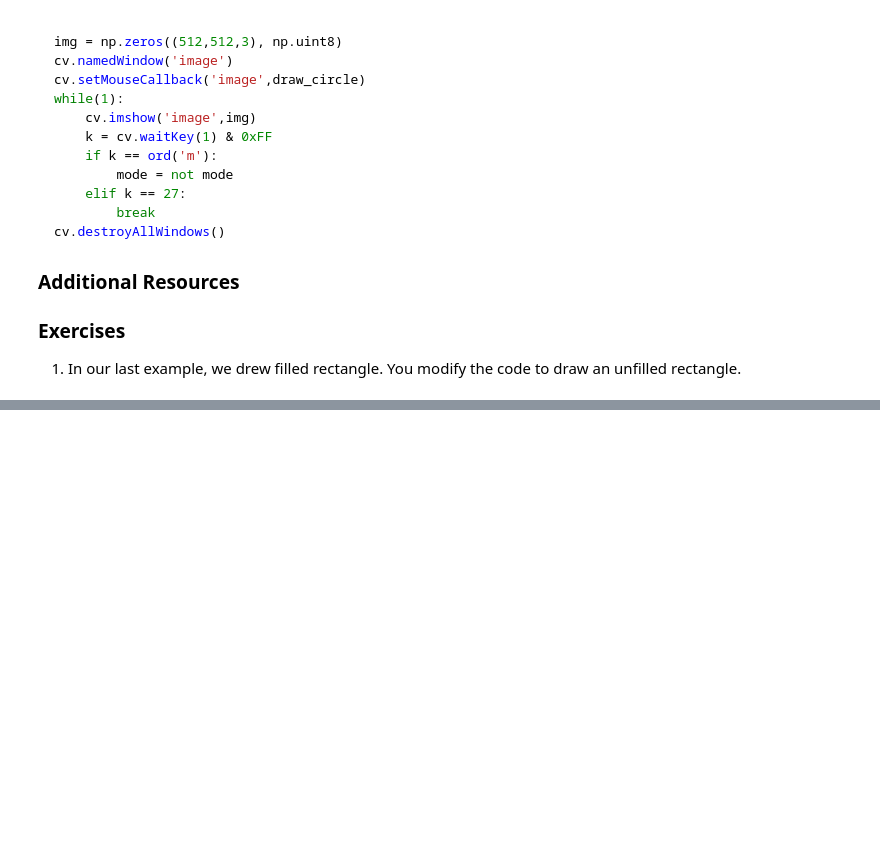
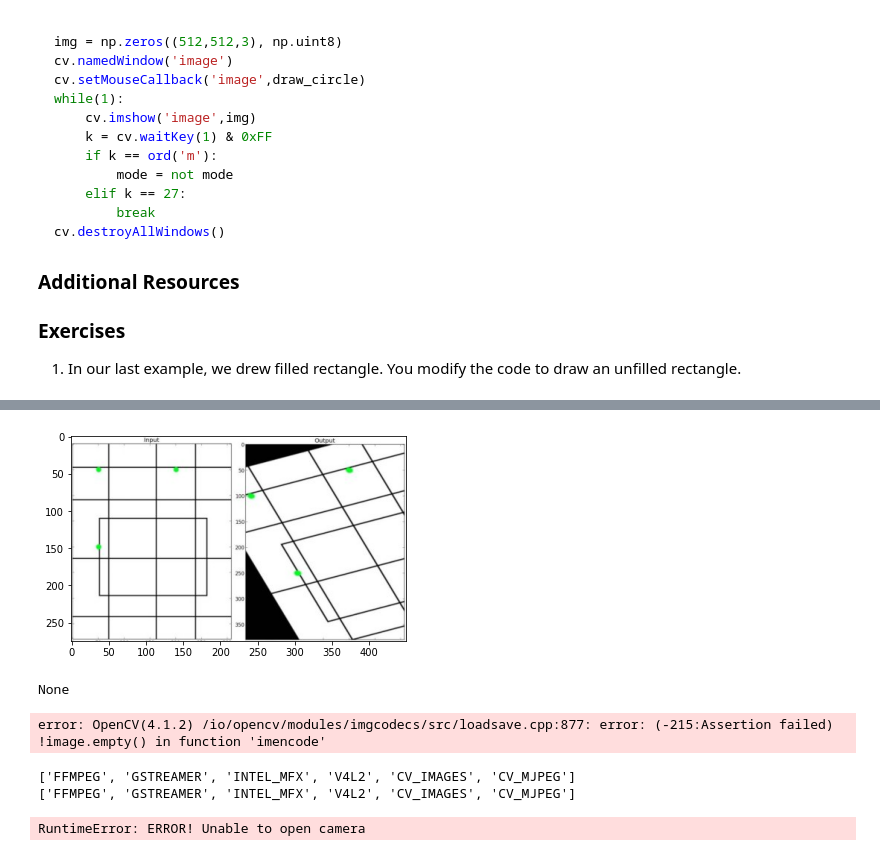
Before and after one commit to SarahGholibeigian/ComputerVision, a Jupyter notebook: OpenCV-Tutorial/2. Gui Features in OpenCV.ipynb, the cells around one changed output, grey strips where cells are left out. Drawn from its saved outputs; the diff is of its cells as text; code cells hidden in the pictures; blank space fills up the shorter version.

Commit message:
update OpenCV-Tutorial/

```diff
--- a/OpenCV-Tutorial/2. Gui Features in OpenCV.ipynb
+++ b/OpenCV-Tutorial/2. Gui Features in OpenCV.ipynb
@@ -370,0 +375,68 @@ The screenshot of the application looks like below :
+# %%
+import cv2
+img = cv2.imread('./images/affine.jpg', 1)
+# %%
+from matplotlib import pyplot as plt
+plt.imshow(img)
+plt.show()
+# %% [output]
+[figure, added]
+# %%
+import cv2
+from IPython.display import display, Image
+
+video = cv2.VideoCapture('../SimpleProjects/assets/video.mp4')
+display_handle=display(None, display_id=True)
+try:
+    while True:
+        _, frame = video.read()
+        frame = cv2.flip(frame, 1) # if your camera reverses your image
+        _, frame = cv2.imencode('.jpeg', frame)
+        display_handle.update(Image(data=frame.tostring()))
+except KeyboardInterrupt:
+    pass
+finally:
+    video.release()
+    display_handle.update(None)
+# %% [output]
+None
+error: OpenCV(4.1.2) /io/opencv/modules/imgcodecs/src/loadsave.cpp:877: error: (-215:Assertion failed) !image.empty() in function 'imencode'
+# %%
+import cv2
+
+# cv2a.videoio_registry.getBackends() returns list of all available backends.
+availableBackends = [cv2.videoio_registry.getBackendName(b) for b in cv2.videoio_registry.getBackends()]
+print(availableBackends)
+
+# Returns list of available backends which works via cv::VideoCapture(int index)
+availableCameraBackends = [cv2.videoio_registry.getBackendName(b) for b in cv2.videoio_registry.getCameraBackends()]
+print(availableBackends)
+# %% [output]
+['FFMPEG', 'GSTREAMER', 'INTEL_MFX', 'V4L2', 'CV_IMAGES', 'CV_MJPEG']
+['FFMPEG', 'GSTREAMER', 'INTEL_MFX', 'V4L2', 'CV_IMAGES', 'CV_MJPEG']
+# %%
+import cv2
+
+deviceId = "/dev/video0"
+
+# videoCaptureApi = cv2.CAP_ANY       # autodetect default API
+videoCaptureApi = cv2.CAP_FFMPEG
+# videoCaptureApi = cv2.CAP_GSTREAMER
+cap = cv2.VideoCapture("/dev/video2", videoCaptureApi)
+
+cap = cv2.VideoCapture(deviceId)
+cap.open(deviceId)
+if not cap.isOpened():
+    raise RuntimeError("ERROR! Unable to open camera")
+
+try:
+    while True:
+        ret, frame = cap.read()
+        cv2.imshow('frame', frame)
+        if cv2.waitKey(1) & 0xFF == ord('q'):
+            break
+finally:
+    cap.release()
+    cv2.destroyAllWindows()
+# %% [output]
+RuntimeError: ERROR! Unable to open camera
```
Also changed, not shown: parts of 13 cells of this notebook, 1 other file.
